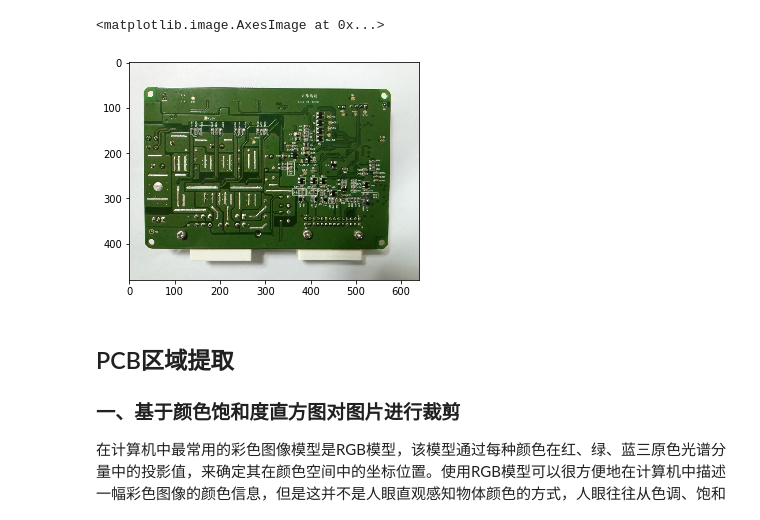
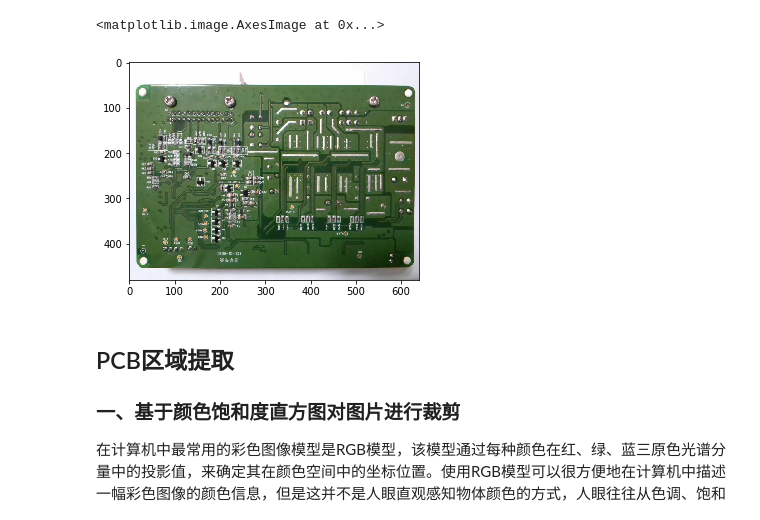
Before and after one commit to 1124418652/PCB_detection, a Jupyter notebook: python_algrithom/theroy.ipynb, the cells around one changed output. Cells and saved outputs as stored; diff of their text form; code cells hidden in the pictures.

```diff
--- a/python_algrithom/theroy.ipynb
+++ b/python_algrithom/theroy.ipynb
@@ -3,12 +3,12 @@ import cv2
 import numpy as np
 import matplotlib.pyplot as plt
 # %%
-image_path = 'source_image/1560434627.jpg'
+image_path = 'source_image/1560820945.jpg'
 image = cv2.imread(image_path)
 plt.imshow(cv2.cvtColor(image, cv2.COLOR_BGR2RGB))
 # %% [output]
 <matplotlib.image.AxesImage at 0x...>
-[figure, old version]
+[figure, new version]
 # %% [markdown]
 ## PCB区域提取
 ### 一、基于颜色饱和度直方图对图片进行裁剪
```
Also changed, not shown: parts of 29 cells of this notebook.
